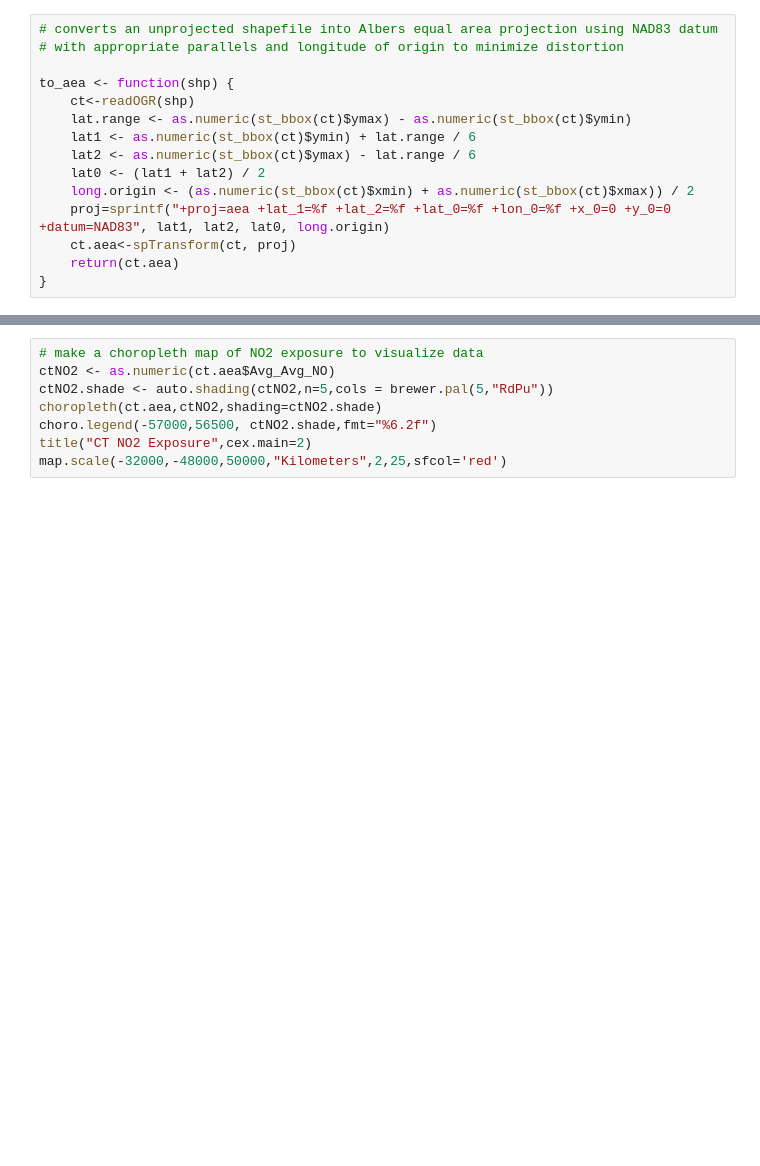
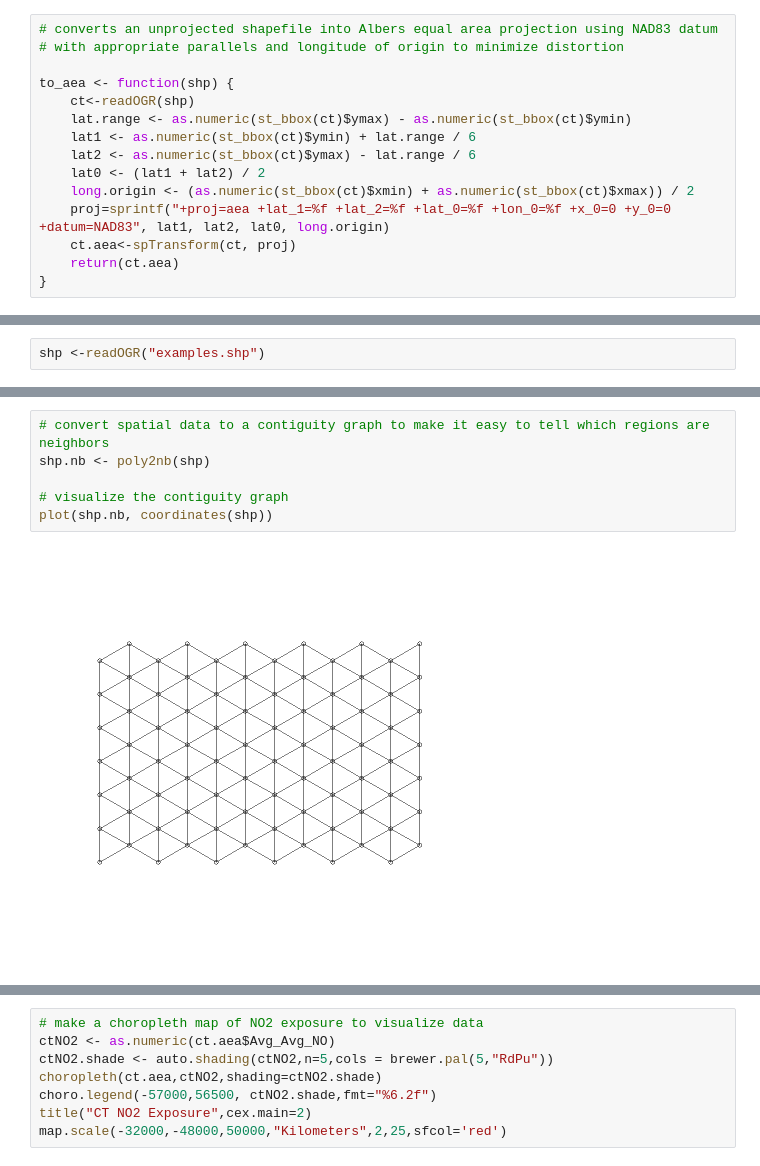
Before and after one commit to travisormsby/day_of_data, a Jupyter notebook: Autocorrelation.ipynb, the cells around one changed output, grey strips where cells are left out. Saved outputs shown, nothing was run; the diff lists cells and outputs as text; blank space fills up the shorter version.

```diff
--- a/Autocorrelation.ipynb
+++ b/Autocorrelation.ipynb
@@ -71,0 +50,2 @@ Data attributes:
+# %%
+shp <-readOGR("examples.shp")
@@ -71,0 +78,8 @@ Data attributes:
+# %%
+# convert spatial data to a contiguity graph to make it easy to tell which regions are neighbors
+shp.nb <- poly2nb(shp)
+
+# visualize the contiguity graph
+plot(shp.nb, coordinates(shp))
+# %% [output]
+[figure, added]
```
Also changed, not shown: parts of 27 cells of this notebook, 9 other files.
